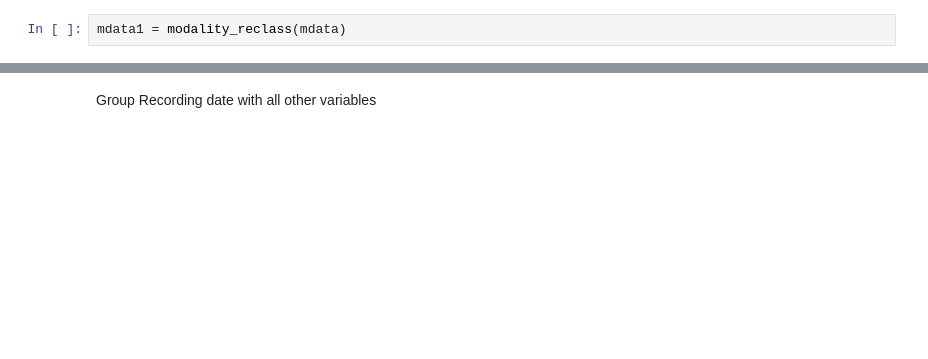
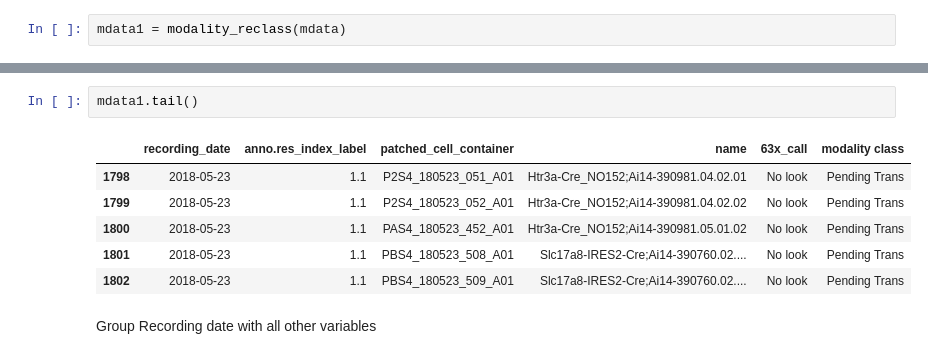
Before and after one commit to ru57y34nn/SMART_goals, a Jupyter notebook: src/Mouse_Smart_Data.ipynb, the cells around one changed output, grey strips where cells are left out. Cells and saved outputs as stored; diff of their text form; blank space fills up the shorter version.

```diff
--- a/src/Mouse_Smart_Data.ipynb
+++ b/src/Mouse_Smart_Data.ipynb
@@ -132,2 +82,11 @@ mdata
+# %%
+mdata1.tail()
+# %% [output]
+|  | recording_date | anno.res_index_label | patched_cell_container | name | 63x_call | modality class |
+| 1798 | 2018-05-23 | 1.1 | P2S4_180523_051_A01 | Htr3a-Cre_NO152;Ai14-390981.04.02.01 | No look | Pending Trans |
+| 1799 | 2018-05-23 | 1.1 | P2S4_180523_052_A01 | Htr3a-Cre_NO152;Ai14-390981.04.02.02 | No look | Pending Trans |
+| 1800 | 2018-05-23 | 1.1 | PAS4_180523_452_A01 | Htr3a-Cre_NO152;Ai14-390981.05.01.02 | No look | Pending Trans |
+| 1801 | 2018-05-23 | 1.1 | PBS4_180523_508_A01 | Slc17a8-IRES2-Cre;Ai14-390760.02.... | No look | Pending Trans |
+| 1802 | 2018-05-23 | 1.1 | PBS4_180523_509_A01 | Slc17a8-IRES2-Cre;Ai14-390760.02.... | No look | Pending Trans |
 # %% [markdown]
 Group Recording date with all other variables
```
Also changed, not shown: parts of 24 cells of this notebook, 3 other files.
